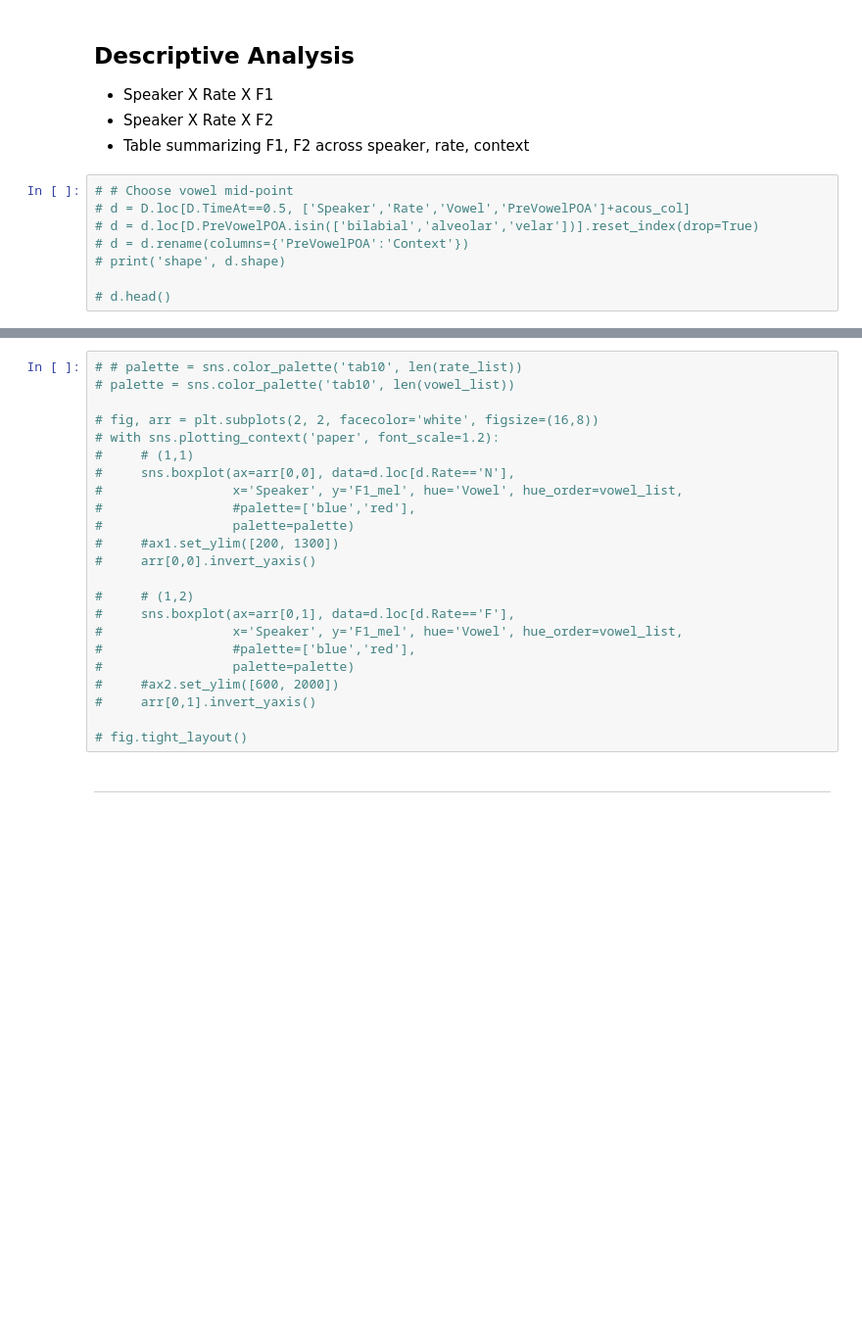
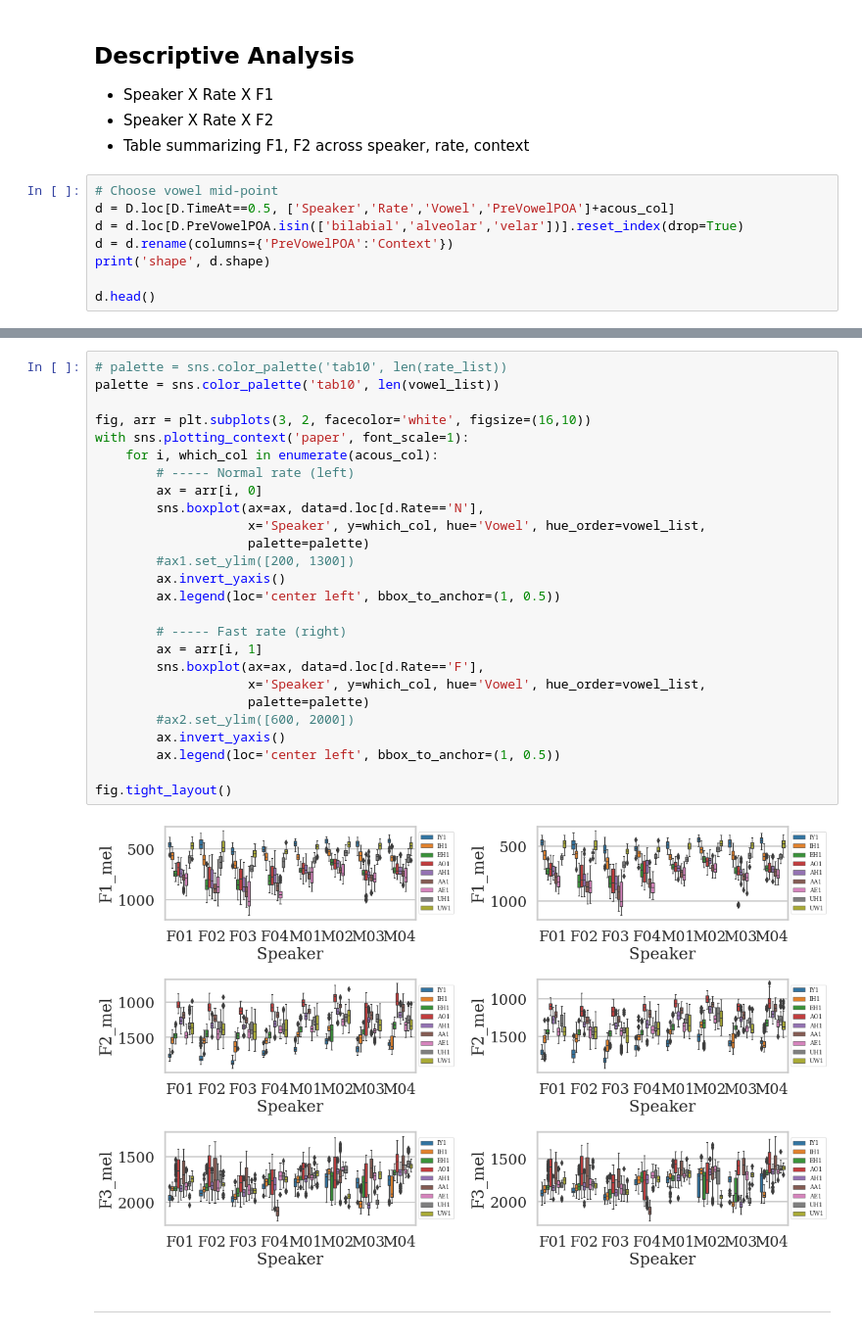
Before and after one commit to jaekookang/Articulatory-Data-Processor, a Jupyter notebook: 1-04_acous_analysis.ipynb, the cells around one changed output, grey strips where cells are left out. Shown at 98% size. Saved outputs shown, nothing was run; the diff lists cells and outputs as text; blank space fills up the shorter version.

```diff
--- a/1-04_acous_analysis.ipynb
+++ b/1-04_acous_analysis.ipynb
@@ -480,10 +496,10 @@ with sns.plotting_context('poster', font_scale=0.6):
 - Speaker X Rate X F2
 - Table summarizing F1, F2 across speaker, rate, context
 # %%
-# # Choose vowel mid-point
-# d = D.loc[D.TimeAt==0.5, ['Speaker','Rate','Vowel','PreVowelPOA']+acous_col]
-# d = d.loc[D.PreVowelPOA.isin(['bilabial','alveolar','velar'])].reset_index(drop=True)
-# d = d.rename(columns={'PreVowelPOA':'Context'})
-# print('shape', d.shape)
+# Choose vowel mid-point
+d = D.loc[D.TimeAt==0.5, ['Speaker','Rate','Vowel','PreVowelPOA']+acous_col]
+d = d.loc[D.PreVowelPOA.isin(['bilabial','alveolar','velar'])].reset_index(drop=True)
+d = d.rename(columns={'PreVowelPOA':'Context'})
+print('shape', d.shape)
 
-# d.head()
+d.head()
@@ -490,26 +514,31 @@ with sns.plotting_context('poster', font_scale=0.6):
 # %%
-# # palette = sns.color_palette('tab10', len(rate_list))
-# palette = sns.color_palette('tab10', len(vowel_list))
+# palette = sns.color_palette('tab10', len(rate_list))
+palette = sns.color_palette('tab10', len(vowel_list))
 
-# fig, arr = plt.subplots(2, 2, facecolor='white', figsize=(16,8))
-# with sns.plotting_context('paper', font_scale=1.2):
-#     # (1,1)
-#     sns.boxplot(ax=arr[0,0], data=d.loc[d.Rate=='N'],
-#                 x='Speaker', y='F1_mel', hue='Vowel', hue_order=vowel_list,
-#                 #palette=['blue','red'],
-#                 palette=palette)
-#     #ax1.set_ylim([200, 1300])
-#     arr[0,0].invert_yaxis()
+fig, arr = plt.subplots(3, 2, facecolor='white', figsize=(16,10))
+with sns.plotting_context('paper', font_scale=1):
+    for i, which_col in enumerate(acous_col):
+        # ----- Normal rate (left)
+        ax = arr[i, 0]
+        sns.boxplot(ax=ax, data=d.loc[d.Rate=='N'],
+                    x='Speaker', y=which_col, hue='Vowel', hue_order=vowel_list,
+                    palette=palette)
+        #ax1.set_ylim([200, 1300])
+        ax.invert_yaxis()
+        ax.legend(loc='center left', bbox_to_anchor=(1, 0.5))
 
-#     # (1,2)
-#     sns.boxplot(ax=arr[0,1], data=d.loc[d.Rate=='F'],
-#                 x='Speaker', y='F1_mel', hue='Vowel', hue_order=vowel_list,
-#                 #palette=['blue','red'],
-#                 palette=palette)
-#     #ax2.set_ylim([600, 2000])
-#     arr[0,1].invert_yaxis()
+        # ----- Fast rate (right)
+        ax = arr[i, 1]
+        sns.boxplot(ax=ax, data=d.loc[d.Rate=='F'],
+                    x='Speaker', y=which_col, hue='Vowel', hue_order=vowel_list,
+                    palette=palette)
+        #ax2.set_ylim([600, 2000])
+        ax.invert_yaxis()
+        ax.legend(loc='center left', bbox_to_anchor=(1, 0.5))
 
-# fig.tight_layout()
+fig.tight_layout()
+# %% [output]
+[figure, added]
 # %% [markdown]
 ---
 # %% [markdown]
```
Also changed, not shown: parts of 27 cells of this notebook.
